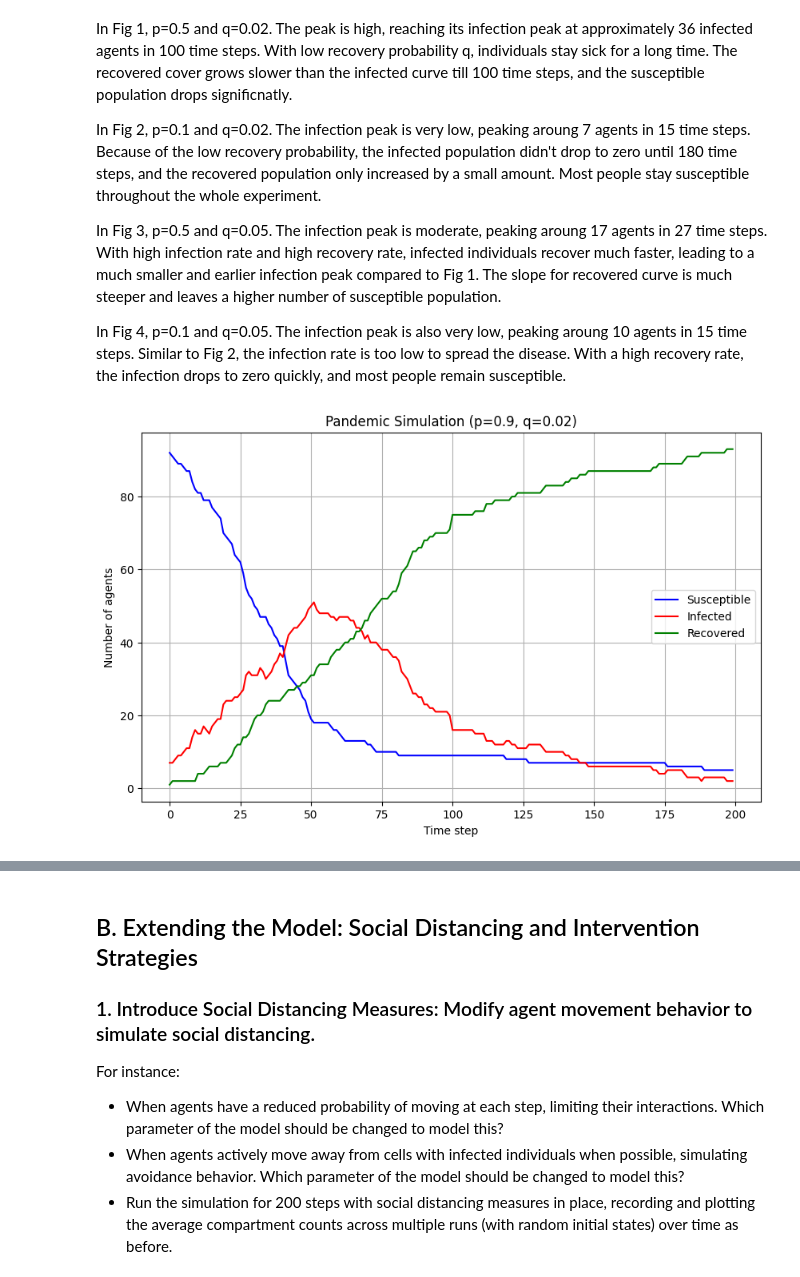
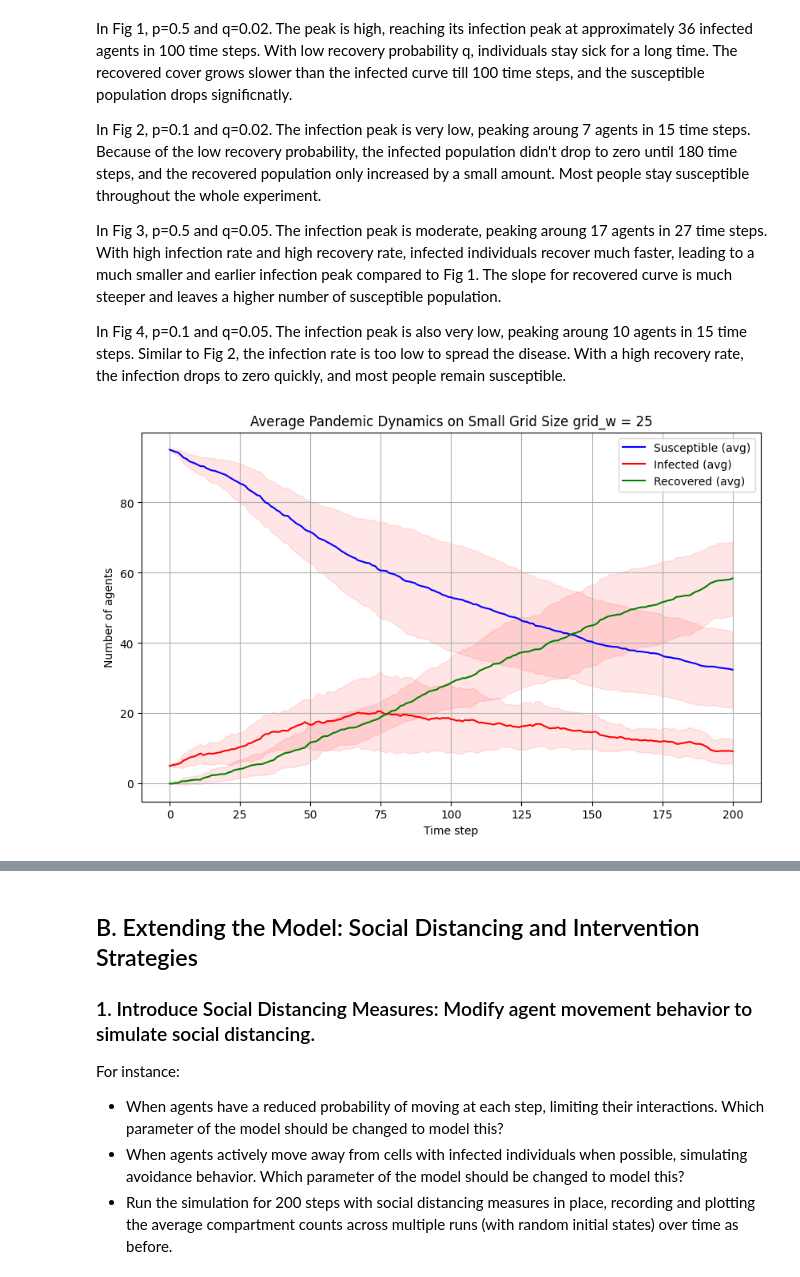
Before and after one commit to QianJingyun/Qian-BMI500-hw11, a Jupyter notebook: code.ipynb, the cells around one changed output, grey strips where cells are left out. Saved outputs shown, nothing was run; the diff lists cells and outputs as text; code cells hidden in the pictures.

```diff
--- a/code.ipynb
+++ b/code.ipynb
@@ -212,12 +213,50 @@ In Fig 2, p=0.1 and q=0.02. The infection peak is very low, peaking aroung 7 age
 In Fig 3, p=0.5 and q=0.05. The infection peak is moderate, peaking aroung 17 agents in 27 time steps. With high infection rate and high recovery rate, infected individuals recover much faster, leading to a much smaller and earlier infection peak compared to Fig 1. The slope for recovered curve is much steeper and leaves a higher number of susceptible population.
 
 In Fig 4, p=0.1 and q=0.05. The infection peak is also very low, peaking aroung 10 agents in 15 time steps. Similar to Fig 2, the infection rate is too low to spread the disease. With a high recovery rate, the infection drops to zero quickly, and most people remain susceptible.
-# %%
-grid_h, grid_w = 20, 20
-p = 0.9
-q = 0.02
-states, positions = initialize(seed = 1024, grid_w = grid_w, N = 100, size = 5)
-res5 = simulate(states, positions, p = p, q = q, grid_h = grid_h, grid_w = grid_w)
-plot(res5, p = p, q = q)
-# %% [output]
-[figure, removed]
+# %%
+num_runs = 10  # number of simulations
+seeds = np.arange(100, 100 + num_runs)
+
+def run_10_simulation(seeds, grid_w, N, size):
+    all_runs = []
+    for seed in seeds:
+        states, positions = initialize(seed=seed, grid_w=grid_w, N=N, size=size)
+        pop_counts = simulate(states, positions, p=0.5, q=0.02, grid_w=grid_w)
+        all_runs.append(pop_counts)
+
+    all_runs = np.array(all_runs)
+
+    return all_runs
+
+def plot_10_simulation(all_runs, title):
+    mean_pop = np.mean(all_runs, axis=0)
+    std_pop = np.std(all_runs, axis=0)
+
+    time_steps = np.arange(mean_pop.shape[0])
+
+    plt.figure(figsize=(10,6))
+
+    # plot mean trends
+    plt.plot(time_steps, mean_pop[:, 0], color='blue', label='Susceptible (avg)')
+    plt.plot(time_steps, mean_pop[:, 1], color='red', label='Infected (avg)')
+    plt.plot(time_steps, mean_pop[:, 2], color='green', label='Recovered (avg)')
+
+    # Additional, add shading
+    plt.fill_between(time_steps, mean_pop[:,0]-std_pop[:,0], mean_pop[:,0]+std_pop[:,0],
+                    color='red', alpha=0.1)
+    plt.fill_between(time_steps, mean_pop[:,1]-std_pop[:,1], mean_pop[:,1]+std_pop[:,1],
+                    color='red', alpha=0.1)
+    plt.fill_between(time_steps, mean_pop[:,2]-std_pop[:,2], mean_pop[:,2]+std_pop[:,2],
+                    color='red', alpha=0.1)
+
+    plt.xlabel('Time step')
+    plt.ylabel('Number of agents')
+    plt.title(title)
+    plt.legend()
+    plt.grid(True)
+    plt.show()
+# %%
+all_runs = run_10_simulation(seeds, grid_w = 25, N = 100, size = 5)
+plot_10_simulation(all_runs, 'Average Pandemic Dynamics on Small Grid Size grid_w = 25')
+# %% [output]
+[figure, added]
```
Also changed, not shown: parts of 11 cells of this notebook, 7 other files.
